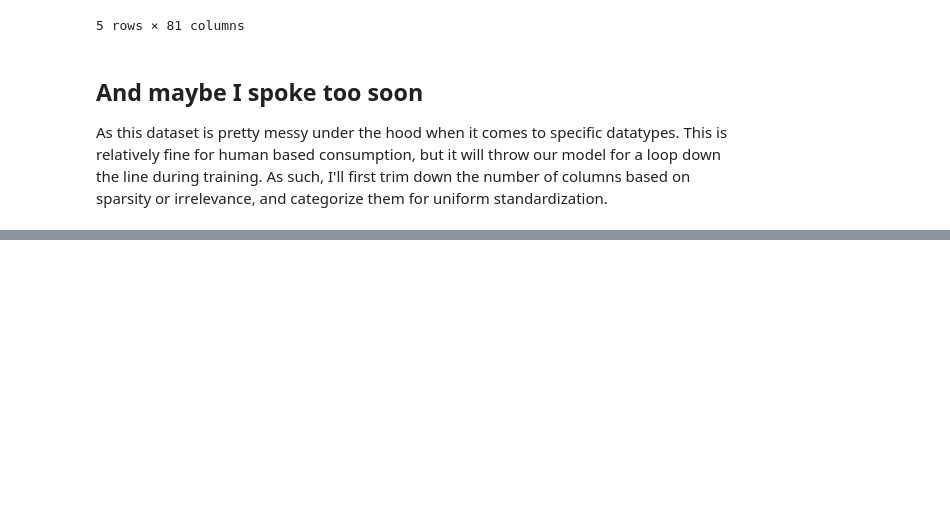
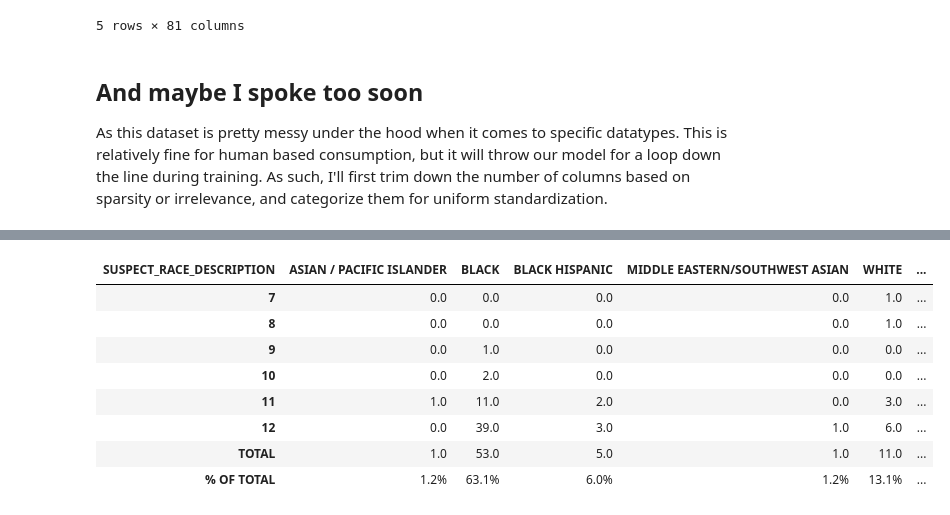
Before and after one commit to gbangban/ml-supervised-kim, a Jupyter notebook: notebook.ipynb, the cells around one changed output, grey strips where cells are left out. Cells and saved outputs as stored; diff of their text form; code cells hidden in the pictures; blank space fills up the shorter version.

```diff
--- a/notebook.ipynb
+++ b/notebook.ipynb
@@ -185,0 +258,78 @@ print(sparsity_report.head(20))
+# %%
+from pandas import DataFrame
+# Create focused dataframe with key demographics
+demo_df = plausible_df[[
+    'SUSPECT_REPORTED_AGE',
+    'SUSPECT_RACE_DESCRIPTION',
+    'SUSPECT_HEIGHT',
+    'SUSPECT_SEX',
+    'STOP_LOCATION_BORO_NAME',
+]].copy()
+
+# Convert height to feet/inches for more intuitive reading
+# demo_df['HEIGHT_FEET'] = (demo_df['SUSPECT_HEIGHT'] / 30.48).apply(lambda x: f"{int(x//1)}'{int(round(x%1*12))}\"")
+# demo_df = demo_df.drop(columns=['SUSPECT_HEIGHT'])
+
+
+
+# Create summary tables
+def create_age_demo_table(df, title):
+    # Create base table with counts
+    demo_table = (
+        df.groupby(['SUSPECT_REPORTED_AGE', 'SUSPECT_RACE_DESCRIPTION'])
+        .size()
+        .unstack()
+        .fillna(0)
+        .astype(int)
+    )
+
+    # Calculate row totals
+    demo_table['ROW TOTAL'] = demo_table.sum(axis=1)
+
+    # Calculate column totals (sum for each race)
+    col_totals = pd.DataFrame([demo_table.sum()], index=['TOTAL'])
+
+    # Calculate percentages
+    grand_total = demo_table['ROW TOTAL'].sum()
+    col_pct = pd.DataFrame([(demo_table.sum() / grand_total * 100).round(1)], index=['% OF TOTAL'])
+
+    # Combine all components
+    final_table = pd.concat([demo_table, col_totals, col_pct])
+
+    # Apply styling
+    styled = final_table.style.set_caption(title)
+
+    # Format only numeric cells with integers (avoiding the percentage row)
+    styled = styled.format('{:,}', subset=pd.IndexSlice[demo_table.index.tolist() + ['TOTAL'], :])
+
+    # Format percentage row
+    styled = styled.format('{:.1f}%', subset=pd.IndexSlice['% OF TOTAL', :])
+
+    # Add other styling
+    styled = styled.background_gradient(cmap='Blues', subset=pd.IndexSlice[demo_table.index, :])
+    styled = styled.set_table_styles([
+        {'selector': 'tr:nth-last-child(2)', 'props': 'border-top: 2px solid black;'},
+        {'selector': 'tr:last-child', 'props': 'border-top: 1px solid black;'},
+        {'selector': '.row_heading', 'props': 'text-align: left;'},
+        {'selector': 'caption', 'props': 'caption-side: top; font-size: 1.2em; font-weight: bold;'}
+    ])
+    # styled = styled.highlight_max(axis=0, subset=pd.IndexSlice[demo_table.index, :], color='#ffeb99')
+
+    return styled
+
+def create_reason_demo_table(df: DataFrame, title):
+    return (df
+        .groupby(['SUSPECT_REPORTED_AGE', 'SUSPECT_RACE_DESCRIPTION'])
+        .size()
+        .unstack()
+        .fillna(0)
+        .astype(int)
+        .style
+        .set_caption(title)
+        .background_gradient(cmap='Blues')
+        .format('{:d}')
+    )
+
+create_age_demo_table(early_df, "All Stops of Children under 13 by Age and Race")
+# create_demo_table(plausible_df, "All Stops by Age and Race")
+# %% [output]
@@ -185,0 +337,9 @@ print(sparsity_report.head(20))
+| SUSPECT_RACE_DESCRIPTION | ASIAN / PACIFIC ISLANDER | BLACK | BLACK HISPANIC | MIDDLE EASTERN/SOUTHWEST ASIAN | WHITE | ... |
+| 7 | 0.0 | 0.0 | 0.0 | 0.0 | 1.0 | ... |
+| 8 | 0.0 | 0.0 | 0.0 | 0.0 | 1.0 | ... |
+| 9 | 0.0 | 1.0 | 0.0 | 0.0 | 0.0 | ... |
+| 10 | 0.0 | 2.0 | 0.0 | 0.0 | 0.0 | ... |
+| 11 | 1.0 | 11.0 | 2.0 | 0.0 | 3.0 | ... |
+| 12 | 0.0 | 39.0 | 3.0 | 1.0 | 6.0 | ... |
+| TOTAL | 1.0 | 53.0 | 5.0 | 1.0 | 11.0 | ... |
+| % OF TOTAL | 1.2% | 63.1% | 6.0% | 1.2% | 13.1% | ... |
```
Also changed, not shown: parts of 15 cells of this notebook.
